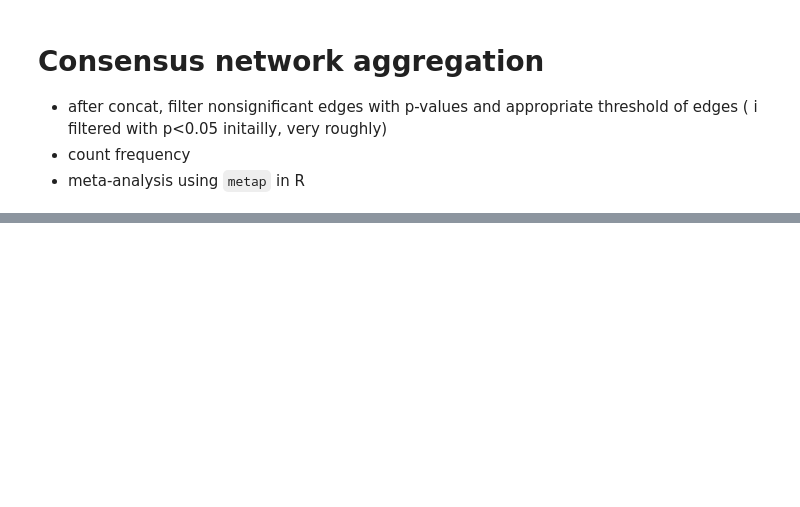
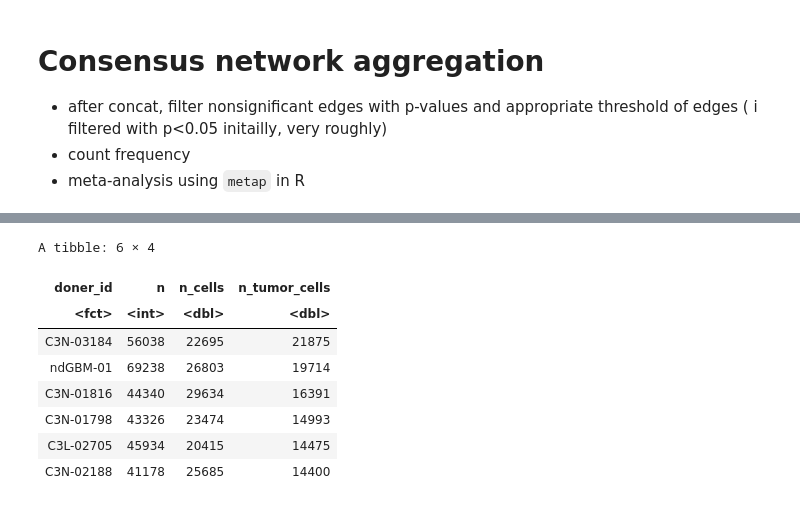
Before and after one commit to JiehoonKwak/crisprscreen, a Jupyter notebook: notebooks/integrate/networkaggregaion.ipynb, the cells around one changed output, grey strips where cells are left out. Cells and saved outputs as stored; diff of their text form; code cells hidden in the pictures; blank space fills up the shorter version.

```diff
--- a/notebooks/integrate/networkaggregaion.ipynb
+++ b/notebooks/integrate/networkaggregaion.ipynb
@@ -26,0 +67,19 @@ grns
+# %%
+grn %>%
+    group_by(doner_id) %>%
+    summarise(
+        n = n(),
+        n_cells = first(n_cells),
+        n_tumor_cells = first(n_tumor_cells)
+    ) %>%
+    arrange(desc(n_tumor_cells)) %>% head()
+# %% [output]
+A tibble: 6 × 4
+| doner_id | n | n_cells | n_tumor_cells |
+| <fct> | <int> | <dbl> | <dbl> |
+| C3N-03184 | 56038 | 22695 | 21875 |
+| ndGBM-01 | 69238 | 26803 | 19714 |
+| C3N-01816 | 44340 | 29634 | 16391 |
+| C3N-01798 | 43326 | 23474 | 14993 |
+| C3L-02705 | 45934 | 20415 | 14475 |
+| C3N-02188 | 41178 | 25685 | 14400 |
```
Also changed, not shown: parts of 25 cells of this notebook, 1 other file.
